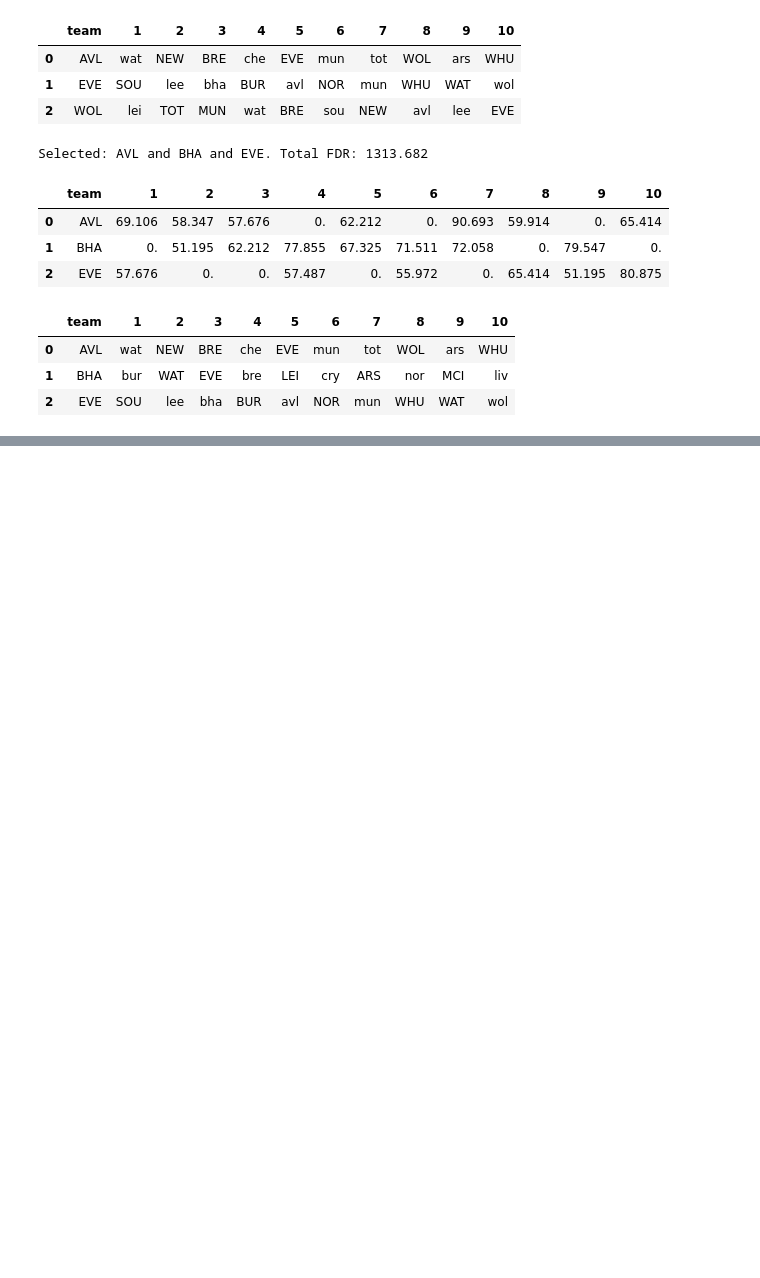
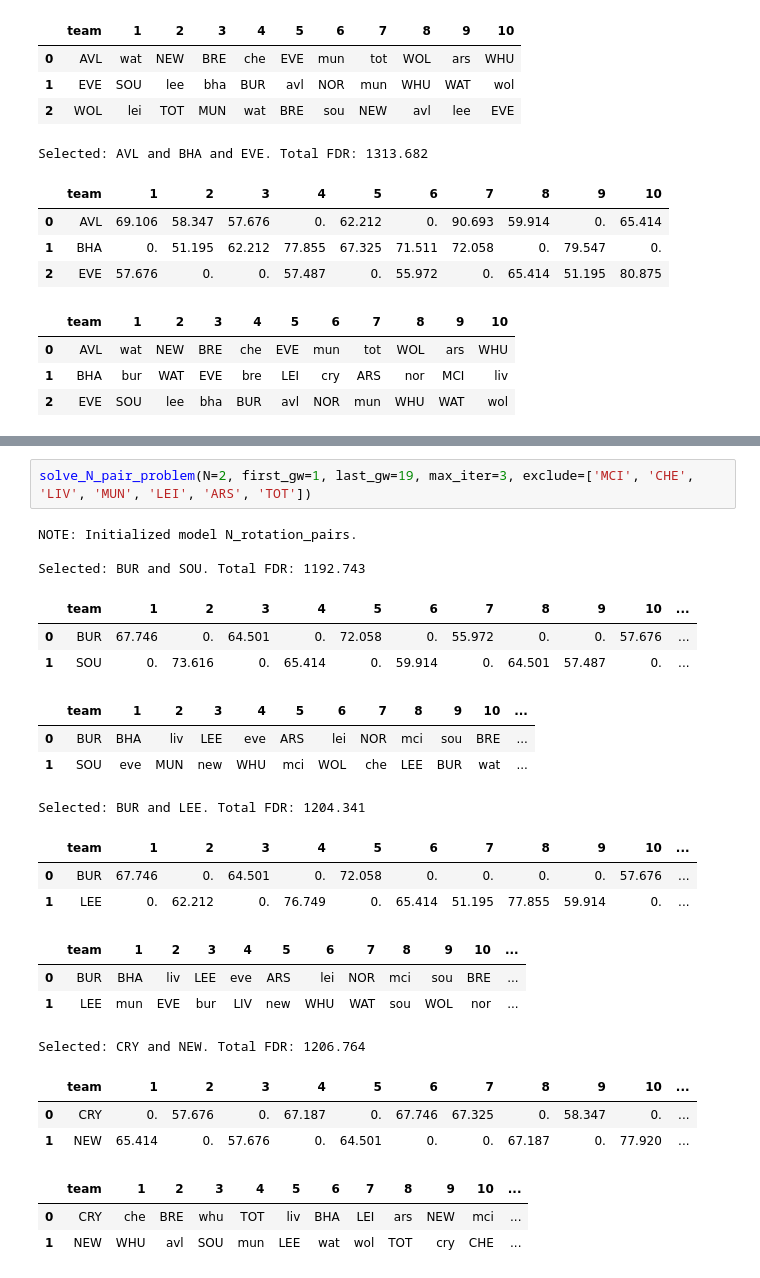
Before and after one commit to sertalpbilal/FPL-Optimization-Tools, a Jupyter notebook: notebooks/Bonus - FDR Rotation.ipynb, the cells around one changed output, grey strips where cells are left out. Cells and saved outputs as stored; diff of their text form; blank space fills up the shorter version.

```diff
--- a/notebooks/Bonus - FDR Rotation.ipynb
+++ b/notebooks/Bonus - FDR Rotation.ipynb
@@ -578,0 +637,26 @@ Selected: AVL and BHA and EVE. Total FDR: 1313.682
+# %%
+solve_N_pair_problem(N=2, first_gw=1, last_gw=19, max_iter=3, exclude=['MCI', 'CHE', 'LIV', 'MUN', 'LEI', 'ARS', 'TOT'])
+# %% [output]
+NOTE: Initialized model N_rotation_pairs.
+
+Selected: BUR and SOU. Total FDR: 1192.743
+|  | team | 1 | 2 | 3 | 4 | 5 | 6 | 7 | 8 | 9 | 10 | ... |
+| 0 | BUR | 67.746 | 0. | 64.501 | 0. | 72.058 | 0. | 55.972 | 0. | 0. | 57.676 | ... |
+| 1 | SOU | 0. | 73.616 | 0. | 65.414 | 0. | 59.914 | 0. | 64.501 | 57.487 | 0. | ... |
+|  | team | 1 | 2 | 3 | 4 | 5 | 6 | 7 | 8 | 9 | 10 | ... |
+| 0 | BUR | BHA | liv | LEE | eve | ARS | lei | NOR | mci | sou | BRE | ... |
+| 1 | SOU | eve | MUN | new | WHU | mci | WOL | che | LEE | BUR | wat | ... |
+Selected: BUR and LEE. Total FDR: 1204.341
+|  | team | 1 | 2 | 3 | 4 | 5 | 6 | 7 | 8 | 9 | 10 | ... |
+| 0 | BUR | 67.746 | 0. | 64.501 | 0. | 72.058 | 0. | 0. | 0. | 0. | 57.676 | ... |
+| 1 | LEE | 0. | 62.212 | 0. | 76.749 | 0. | 65.414 | 51.195 | 77.855 | 59.914 | 0. | ... |
+|  | team | 1 | 2 | 3 | 4 | 5 | 6 | 7 | 8 | 9 | 10 | ... |
+| 0 | BUR | BHA | liv | LEE | eve | ARS | lei | NOR | mci | sou | BRE | ... |
+| 1 | LEE | mun | EVE | bur | LIV | new | WHU | WAT | sou | WOL | nor | ... |
+Selected: CRY and NEW. Total FDR: 1206.764
+|  | team | 1 | 2 | 3 | 4 | 5 | 6 | 7 | 8 | 9 | 10 | ... |
+| 0 | CRY | 0. | 57.676 | 0. | 67.187 | 0. | 67.746 | 67.325 | 0. | 58.347 | 0. | ... |
+| 1 | NEW | 65.414 | 0. | 57.676 | 0. | 64.501 | 0. | 0. | 67.187 | 0. | 77.920 | ... |
+|  | team | 1 | 2 | 3 | 4 | 5 | 6 | 7 | 8 | 9 | 10 | ... |
+| 0 | CRY | che | BRE | whu | TOT | liv | BHA | LEI | ars | NEW | mci | ... |
+| 1 | NEW | WHU | avl | SOU | mun | LEE | wat | wol | TOT | cry | CHE | ... |
```
Also changed, not shown: parts of 3 cells of this notebook.
